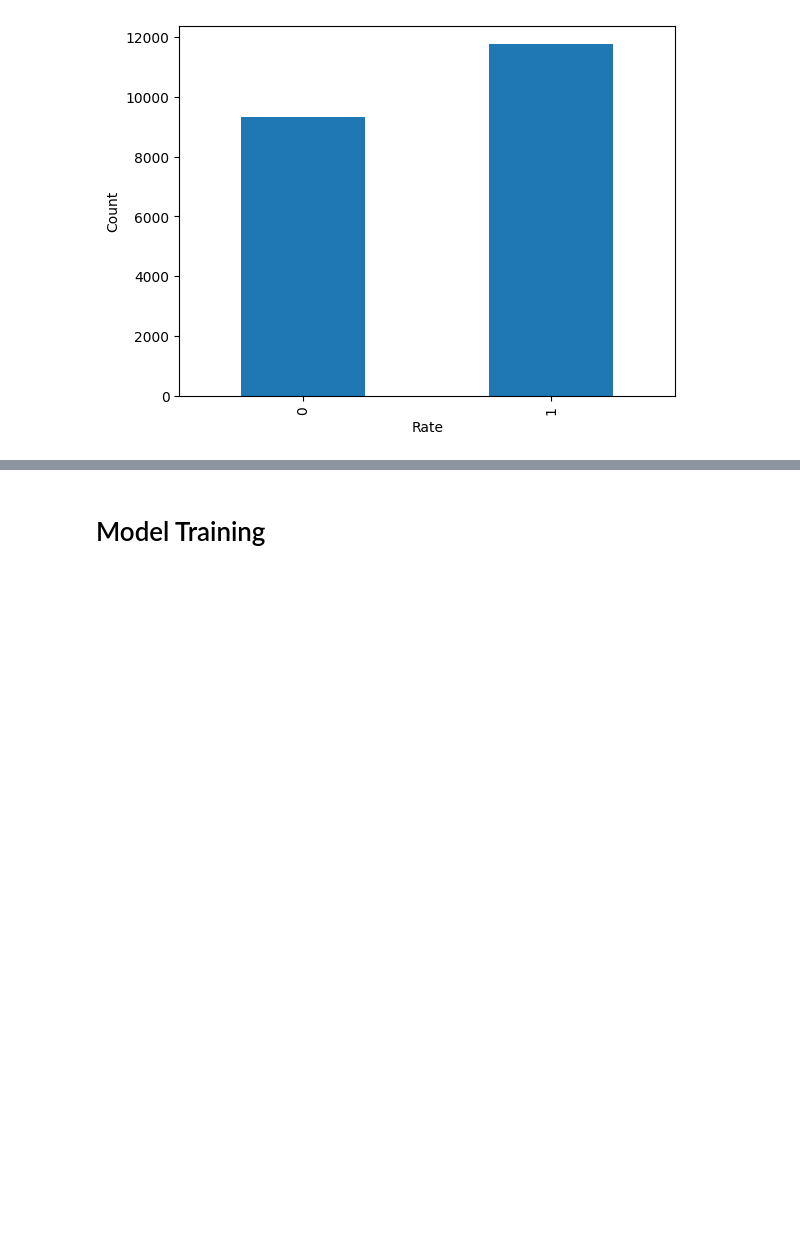
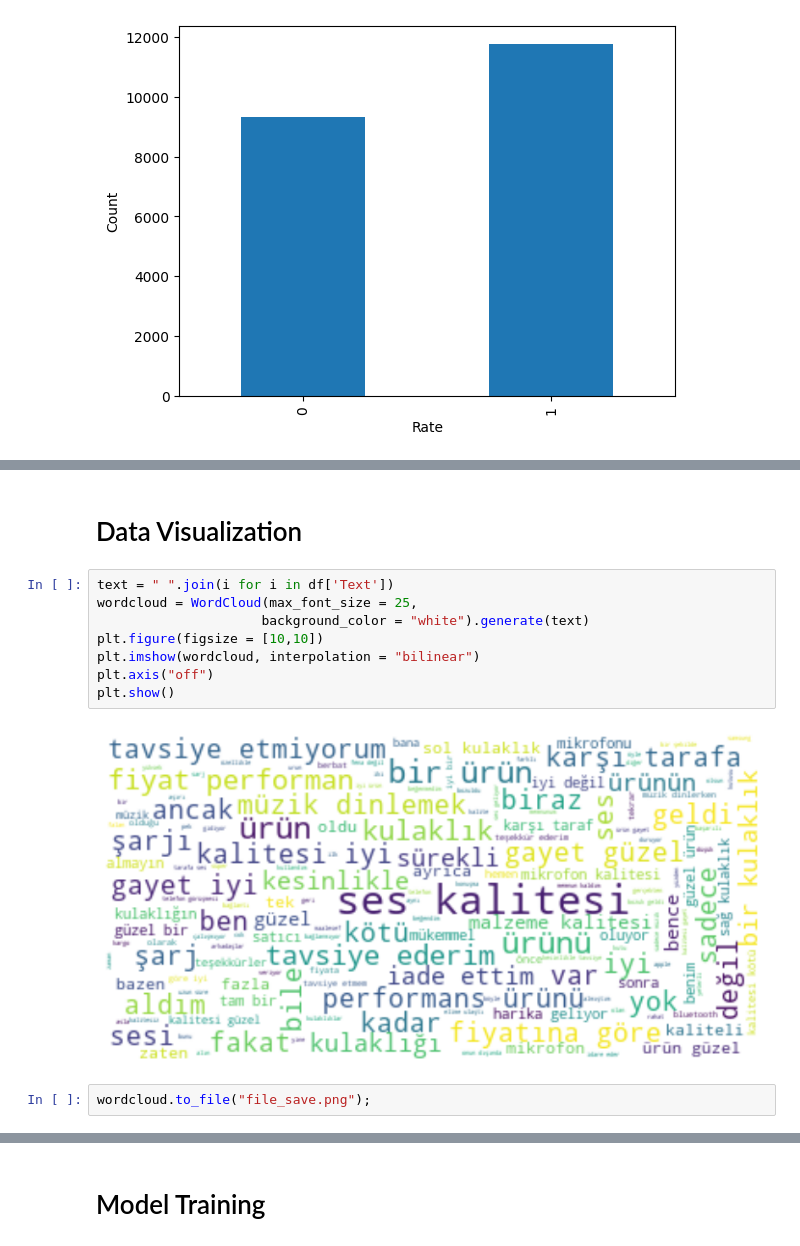
Before and after one commit to uguratli/Hepsiburada-Sentiment-analysis, a Jupyter notebook: nlp_hepsiburada.ipynb, the cells around one changed output, grey strips where cells are left out. Saved outputs shown, nothing was run; the diff lists cells and outputs as text; blank space fills up the shorter version.

```diff
--- a/nlp_hepsiburada.ipynb
+++ b/nlp_hepsiburada.ipynb
@@ -128,0 +129,14 @@ model_df
+# %% [markdown]
+# Data Visualization
+# %%
+text = " ".join(i for i in df['Text'])
+wordcloud = WordCloud(max_font_size = 25,
+                     background_color = "white").generate(text)
+plt.figure(figsize = [10,10])
+plt.imshow(wordcloud, interpolation = "bilinear")
+plt.axis("off")
+plt.show()
+# %% [output]
+[figure, added]
+# %%
+wordcloud.to_file("file_save.png");
```
Also changed, not shown: parts of 45 cells of this notebook, 1 other file.
